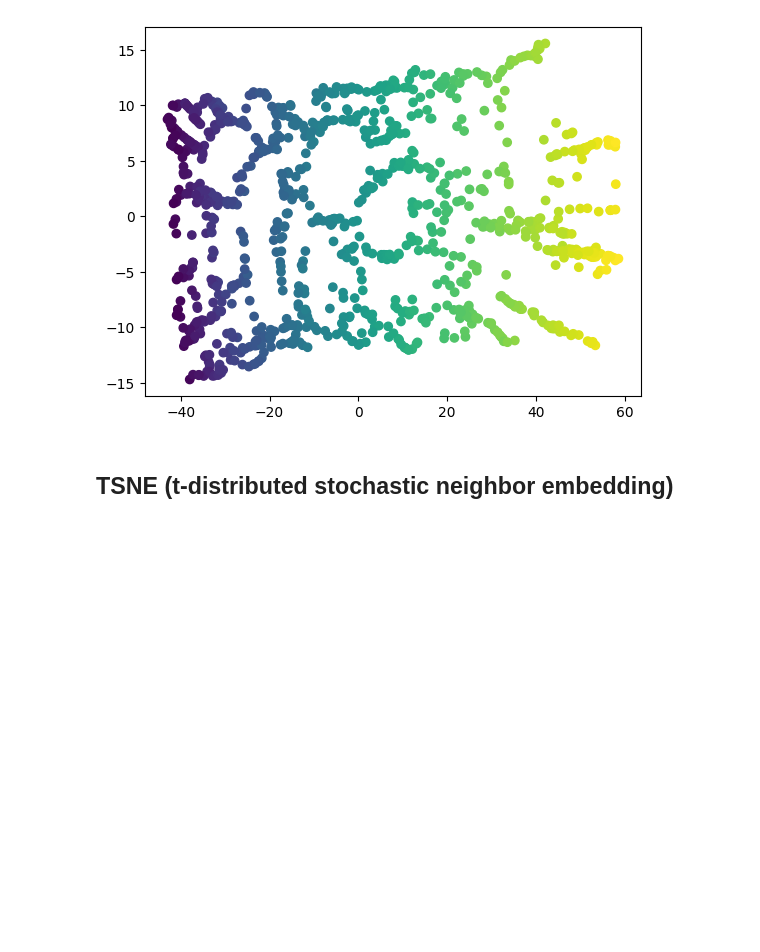
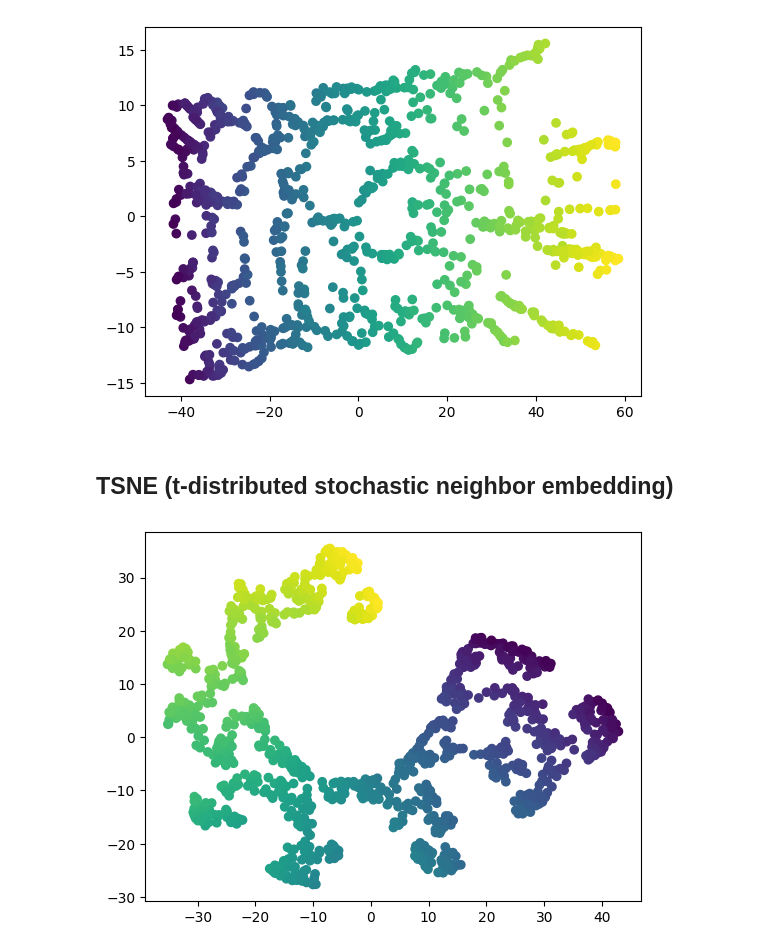
Before and after one commit to Zane-dev16/Dimensionality-Reduction-Notebooks, a Jupyter notebook: notebooks/swiss_roll.ipynb, the cells around one changed output. Cells and saved outputs as stored; diff of their text form; code cells hidden in the pictures; blank space fills up the shorter version.

Commit message:
Plot tsne reduced data

```diff
--- a/notebooks/swiss_roll.ipynb
+++ b/notebooks/swiss_roll.ipynb
@@ -97,3 +97,8 @@ from sklearn.manifold import TSNE
 
 tsne = TSNE(n_components=2, init="random", learning_rate="auto", random_state=42)
 X_reduced_tsne = tsne.fit_transform(X_swiss)
+# %%
+plt.scatter(X_reduced_tsne[:, 0], X_reduced_tsne[:, 1], c=t)
+plt.show()
+# %% [output]
+[figure, added]
```
